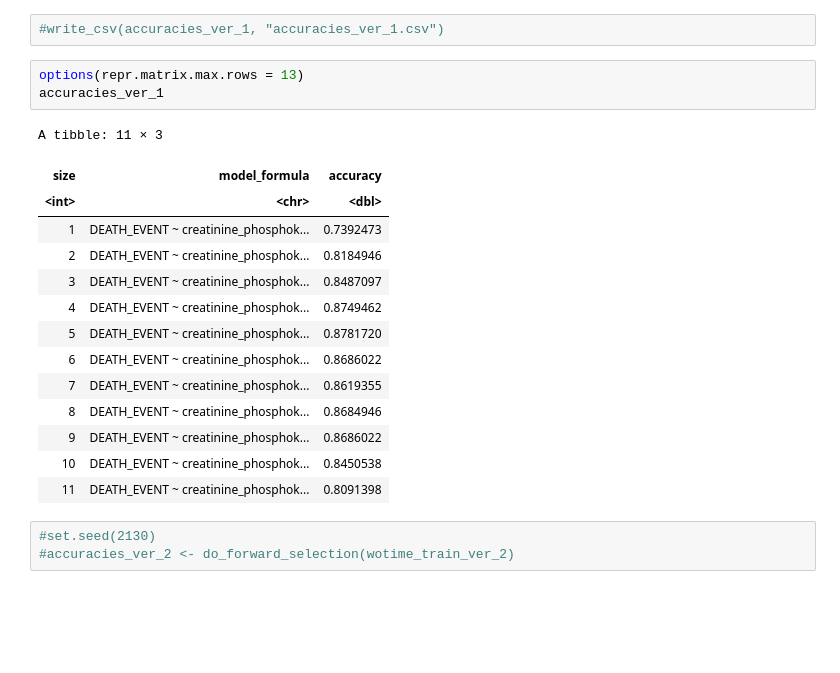
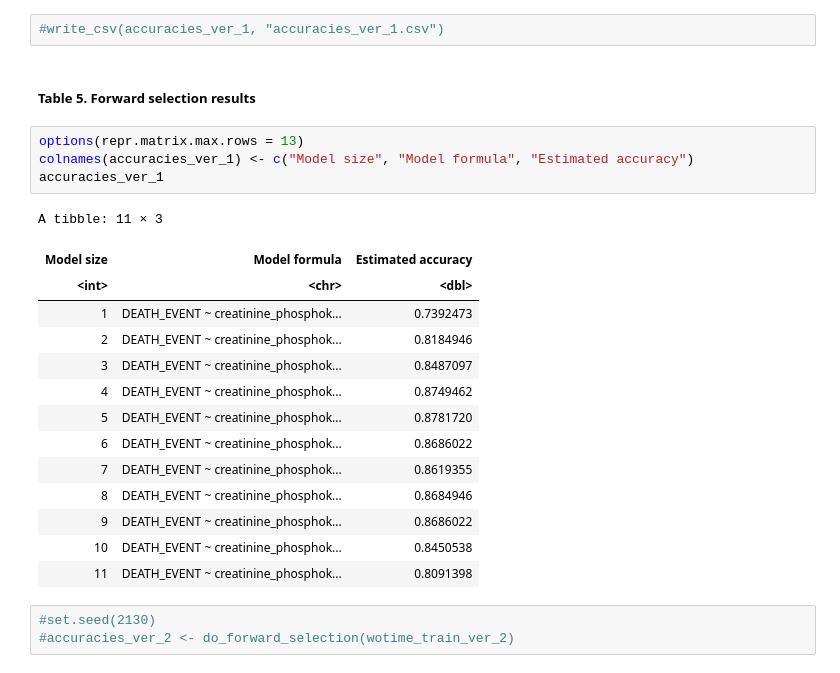
Before and after one commit to ShiyuDeng-Simon/group_project, a Jupyter notebook: Proposal.ipynb, the cells around one changed output. Saved outputs shown, nothing was run; the diff lists cells and outputs as text; blank space fills up the shorter version.

```diff
--- a/Proposal.ipynb
+++ b/Proposal.ipynb
@@ -761,12 +761,15 @@ set.seed(2130)
 accuracies_ver_1 <- do_forward_selection(wotime_train_ver_1)
 # %%
 #write_csv(accuracies_ver_1, "accuracies_ver_1.csv")
+# %% [markdown]
+##### Table 5. Forward selection results
 # %%
 options(repr.matrix.max.rows = 13)
+colnames(accuracies_ver_1) <- c("Model size", "Model formula", "Estimated accuracy")
 accuracies_ver_1
 # %% [output]
 A tibble: 11 × 3
-| size | model_formula | accuracy |
+| Model size | Model formula | Estimated accuracy |
 | <int> | <chr> | <dbl> |
 | 1 | DEATH_EVENT ~ creatinine_phosphok... | 0.7392473 |
 | 2 | DEATH_EVENT ~ creatinine_phosphok... | 0.8184946 |
```
Also changed, not shown: parts of 1 cell of this notebook.
